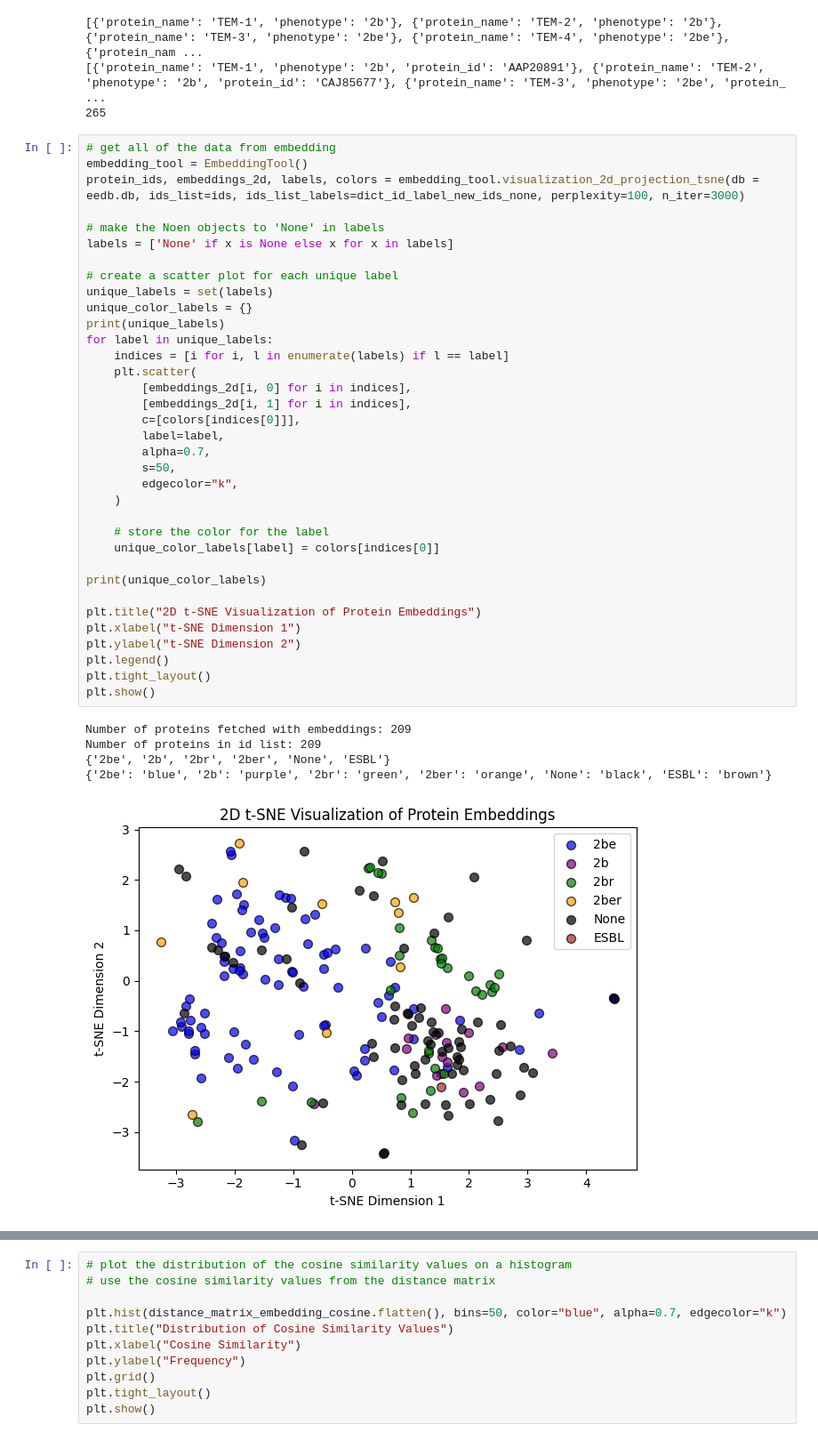
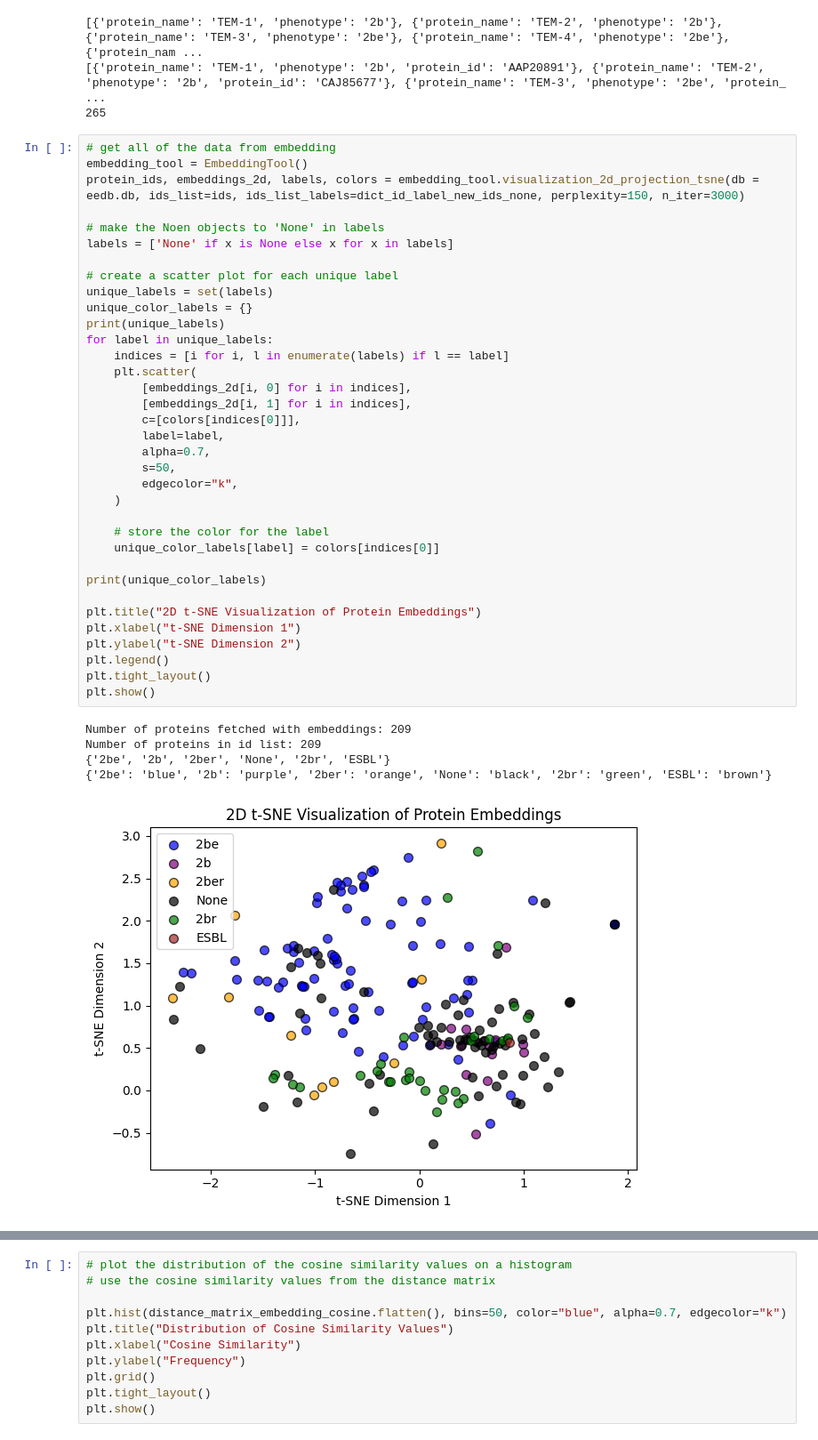
Before and after one commit to PyEED/TEM-lactamase, a Jupyter notebook: scr/development/embeddings_analysis.ipynb, the cells around one changed output, grey strips where cells are left out. Shown at 89% size. Drawn from its saved outputs; the diff is of its cells as text.

```diff
--- a/scr/development/embeddings_analysis.ipynb
+++ b/scr/development/embeddings_analysis.ipynb
@@ -154,7 +154,7 @@ df.to_csv('/home/nab/Niklas/TEM-lactamase/data/002_combined_data/TEM_lactamase.c
 # %%
 # get all of the data from embedding
 embedding_tool = EmbeddingTool()
-protein_ids, embeddings_2d, labels, colors = embedding_tool.visualization_2d_projection_tsne(db = eedb.db, ids_list=ids, ids_list_labels=dict_id_label_new_ids_none, perplexity=100, n_iter=3000)
+protein_ids, embeddings_2d, labels, colors = embedding_tool.visualization_2d_projection_tsne(db = eedb.db, ids_list=ids, ids_list_labels=dict_id_label_new_ids_none, perplexity=150, n_iter=3000)
 
 # make the Noen objects to 'None' in labels
 labels = ['None' if x is None else x for x in labels]
@@ -162,33 +162,33 @@ labels = ['None' if x is None else x for x in labels]
 # create a scatter plot for each unique label
 unique_labels = set(labels)
 unique_color_labels = {}
 print(unique_labels)
 for label in unique_labels:
     indices = [i for i, l in enumerate(labels) if l == label]
     plt.scatter(
         [embeddings_2d[i, 0] for i in indices],
         [embeddings_2d[i, 1] for i in indices],
         c=[colors[indices[0]]],
         label=label,
         alpha=0.7,
         s=50,
         edgecolor="k",
     )
 
     # store the color for the label
     unique_color_labels[label] = colors[indices[0]]
 
 print(unique_color_labels)
 
 plt.title("2D t-SNE Visualization of Protein Embeddings")
 plt.xlabel("t-SNE Dimension 1")
 plt.ylabel("t-SNE Dimension 2")
 plt.legend()
 plt.tight_layout()
 plt.show()
 # %% [output]
 Number of proteins fetched with embeddings: 209
 Number of proteins in id list: 209
-{'2be', '2b', '2br', '2ber', 'None', 'ESBL'}
-{'2be': 'blue', '2b': 'purple', '2br': 'green', '2ber': 'orange', 'None': 'black', 'ESBL': 'brown'}
+{'2be', '2b', '2ber', 'None', '2br', 'ESBL'}
+{'2be': 'blue', '2b': 'purple', '2ber': 'orange', 'None': 'black', '2br': 'green', 'ESBL': 'brown'}
-[figure, old version]
+[figure, new version]
```
Also changed, not shown: parts of 12 cells of this notebook, 3 other files.
